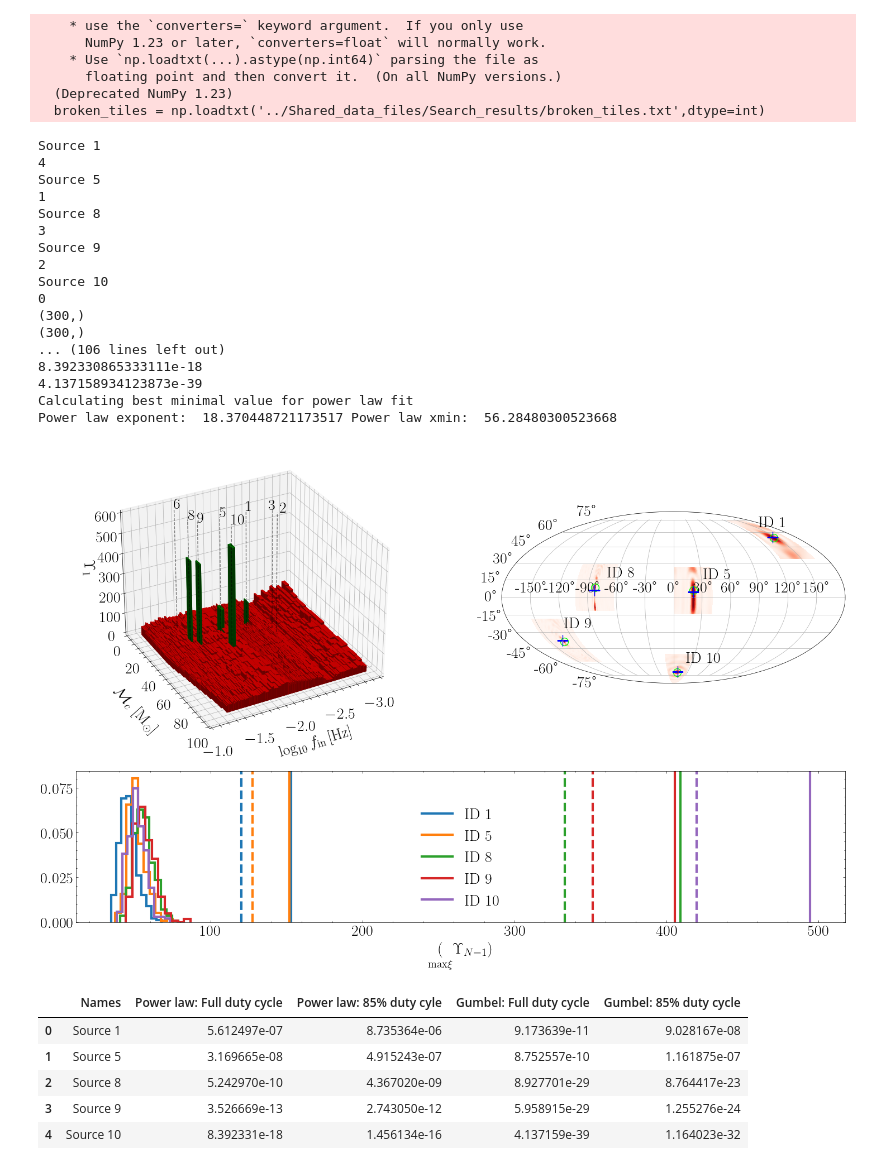
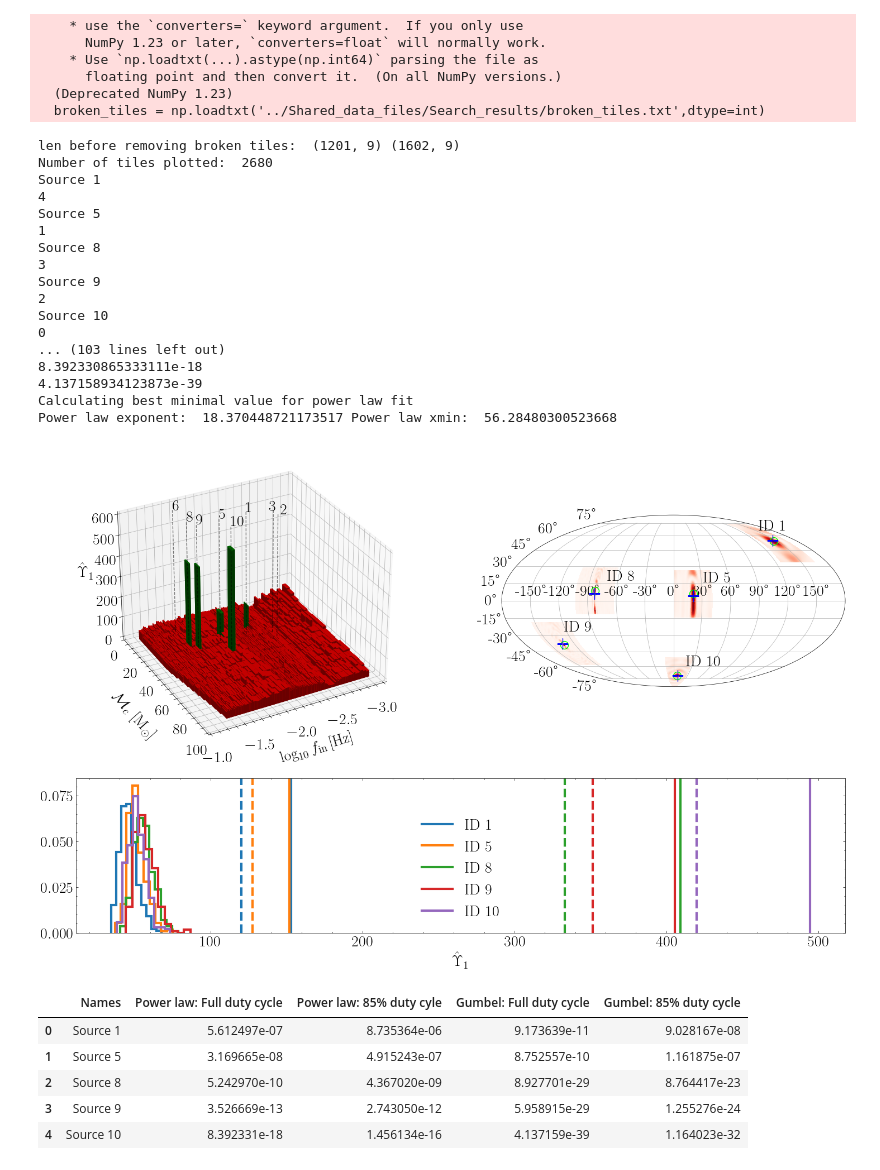
Before and after one commit to dig07/Yorsh-End-to-end-search, a Jupyter notebook: Fig.2/Fig2.ipynb, the cells around one changed output. Saved outputs shown, nothing was run; the diff lists cells and outputs as text; code cells hidden in the pictures.

Commit message:
Cleaning up figure scripts

```diff
--- a/Fig.2/Fig2.ipynb
+++ b/Fig.2/Fig2.ipynb
@@ -9,19 +1,19 @@ os.environ["PATH"] += os.pathsep + '/Library/TeX/texbin'
 # %%
+# Import non plotting packages
 import numpy as np
 import matplotlib.pyplot as plt
+import pandas as pd
+import numpy.typing as npt
+import powerlaw
+import scipy
+# Import plotting packages and set style
+import matplotlib
 import scienceplots
-import matplotlib
-import scipy
-import pandas as pd
 from mpl_toolkits.axes_grid1 import make_axes_locatable
 from matplotlib import gridspec
 from matplotlib.colors import LogNorm
-import pickle
-import numpy.typing as npt
-from typing import Optional
 from matplotlib.colors import ListedColormap
 from matplotlib.ticker import MaxNLocator
 
-import powerlaw
 plt.style.use('science')
-matplotlib.rcParams.update({'font.size': 25})
+matplotlib.rcParams.update({'font.size': 20})
@@ -218,11 +102,12 @@ master_mc_widths = list(mc_widths)
 
 # These are the tiles in which even with 3 hour TF segment the whole evolution of the signal cannot be split up into N_high segments. I.e the beginning of the search does not work
 broken_tiles = np.loadtxt('../Shared_data_files/Search_results/broken_tiles.txt',dtype=int)
+# 1201 Is the index if the high segment tile past which there are *only* broken tiles. I.e past this point in Mc,f_0 space there are no tiles where N=50 is computable correctly.
 broken_tiles = broken_tiles[broken_tiles<1201]
 
 high_f_results = np.loadtxt('../Shared_data_files/Search_results/high_f/final_best_positions.txt')
 high_f_priors = np.load('../Shared_data_files/Search_results/high_f/priors.npy')
-
+print('len before removing broken tiles: ', high_f_results.shape, low_f_results.shape)
 high_f_results = np.delete(high_f_results,broken_tiles,axis=0)
 high_f_priors = np.delete(high_f_priors,broken_tiles,axis=0)
 
@@ -271,7 +156,7 @@ labels = ['1',
           '9',
           '10']
 
-
+print('Number of tiles plotted: ', len(master_upsilon_maxes))
 
 
 ax0.view_init(elev=30
@@ -287,21 +172,20 @@ ax0.bar3d(np.array(master_f_low_anchors),
 
 ax0.set_xlabel(r'$\mathrm{log}_{\mathrm{10}}\, f_{\mathrm{in}} \, [\rm Hz]$',labelpad = 15)
 ax0.set_ylabel(r'$\mathcal{M}_c \,\,  [\mathrm{M}_{\odot}]$',labelpad = 15)
-ax0.set_zlabel(r'$\Upsilon_{1}$',labelpad=7)
+ax0.zaxis.set_rotate_label(False)  # disable automatic rotation
+ax0.set_zlabel(r'$\hat{\Upsilon}_{1}$',labelpad=7,rotation=0)
+# ax0.zaxis.label.set_rotation(0)
+# ax0.zaxis.label.set_rotation(180)
+
+
+
+
 
 pos = ax0.get_position()
 ax0.set_position([pos.x0 + 0.05, pos.y0 + 0.05,
                  pos.width * 0.9, pos.height * 0.9])
 ax0.tick_params(axis='x', which='major', pad=7)
-# ax0.set_box_aspect([2,2,1.5])
-# Comented out bit of code plots the sources at their actual locations rather than the middle of the tiles
 
-# for i in range(len(f_low_sources)):
-#     ax.plot([np.log10(f_low_sources[i]),np.log10(f_low_sources[i])],
-#              [mc_sources[i],mc_sources[i]],
-#              [0,600],lw=2,color='k',ls='--',zorder=3)
-#     # print(i)
-#     ax.text(np.log10(f_low_sources[i]),mc_sources[i],600,labels[i])
 
 for i in range(len(f_low_sources)):
 
@@ -401,7 +285,7 @@ for index,sobbh in catalog.iterrows():
     statistics = datafile[2]
 
     # Make a grid of (lambda,beta) around the found source
-    sqrt_N = 120 #NOTE: RESOLTION OF SKYMAP HAS TO MATCH WHAT WAS USED TO CREATE THE DATAFILE ABOVE
+    sqrt_N = 120 #NOTE: RESOLUTION OF SKYMAP HAS TO MATCH WHAT WAS USED TO CREATE THE DATAFILE ABOVE
 
 
     lambdas_unravelled = X.flatten()
@@ -412,14 +296,11 @@ for index,sobbh in catalog.iterrows():
     ax0_1.plot(lambda_search_result-np.pi,beta_search_result,'o',markersize=10,color='lime',markerfacecolor='None')
     ax0_1.scatter(ecliptic_long_injected-np.pi,ecliptic_lat_injected,marker='+',s=200,color='b',linewidths=1,zorder=10)
 
-    # ax0_1.axvline(ecliptic_long_injected-np.pi,ymin = np.min(Y),ymax=np.max(Y),color='b',ls='--',lw=1)
 
     name_replacement = sobbh['Name'].replace('Source','ID')
 
     ax0_1.text((ecliptic_long_injected-np.pi)+0.2,ecliptic_lat_injected+0.2,name_replacement)
-    # plt.xlabel('Ecliptic longitude [rads]')
-    # plt.ylabel('Ecliptic latitude [rads]')
-    # plt.show()
+
 
 
 pos = ax0_1.get_position()
@@ -433,7 +314,7 @@ ax0_1.set_position([
 
 ############################################################################################
 
-### Prototyping the bottom figure
+###  Bottom figure
 ax1 = fig.add_subplot(gs[1, :])
 sobbh_indexes = [1,5,8,9,10]
 
@@ -462,7 +343,6 @@ for true_index,index in enumerate(sobbh_indexes):
     filename = '../Shared_data_files/False_alarm_runs/SOBBH'+str(index)+'/results_storage.txt'
     FAP_data = np.loadtxt(filename)
     final_upsilons = FAP_data[:,-1]
-    print(final_upsilons.shape)
     ax1.hist(final_upsilons,histtype='step',bins=10,lw=3,color=cmap(true_index),density=True)#,label='Source '+str(index))
 
     counts,bins = np.histogram(final_upsilons,bins=10)
@@ -533,38 +413,38 @@ ax1.legend()
 # ax.semilogy()
 
 # ax1.set_xlabel(r'$\mathrm{max}_{\xi}(\Upsilon_{N=1})$')
-ax1.set_xlabel(r'$\underset{\xi}{\mathrm{max}}(\Upsilon_{N=1})$')
+ax1.set_xlabel(r'$\hat{\Upsilon}_{1}$')
 
 # ax1.set_ylabel('Number of events')
 plt.tight_layout()
 plt.subplots_adjust(hspace=0.1)
 plt.savefig('Fig_2.pdf')
 plt.show()
 # %% [output]
     * use the `converters=` keyword argument.  If you only use
       NumPy 1.23 or later, `converters=float` will normally work.
     * Use `np.loadtxt(...).astype(np.int64)` parsing the file as
       floating point and then convert it.  (On all NumPy versions.)
   (Deprecated NumPy 1.23)
   broken_tiles = np.loadtxt('../Shared_data_files/Search_results/broken_tiles.txt',dtype=int)
+len before removing broken tiles:  (1201, 9) (1602, 9)
+Number of tiles plotted:  2680
 Source 1
 4
 Source 5
 1
 Source 8
 3
 Source 9
 2
 Source 10
 0
-(300,)
-(300,)
-... (106 lines left out)
+... (103 lines left out)
 8.392330865333111e-18
 4.137158934123873e-39
 Calculating best minimal value for power law fit
 Power law exponent:  18.370448721173517 Power law xmin:  56.28480300523668
-[figure, old version]
+[figure, new version]
 # %%
 
 
```
Also changed, not shown: parts of 12 cells of this notebook, 6 other files.
